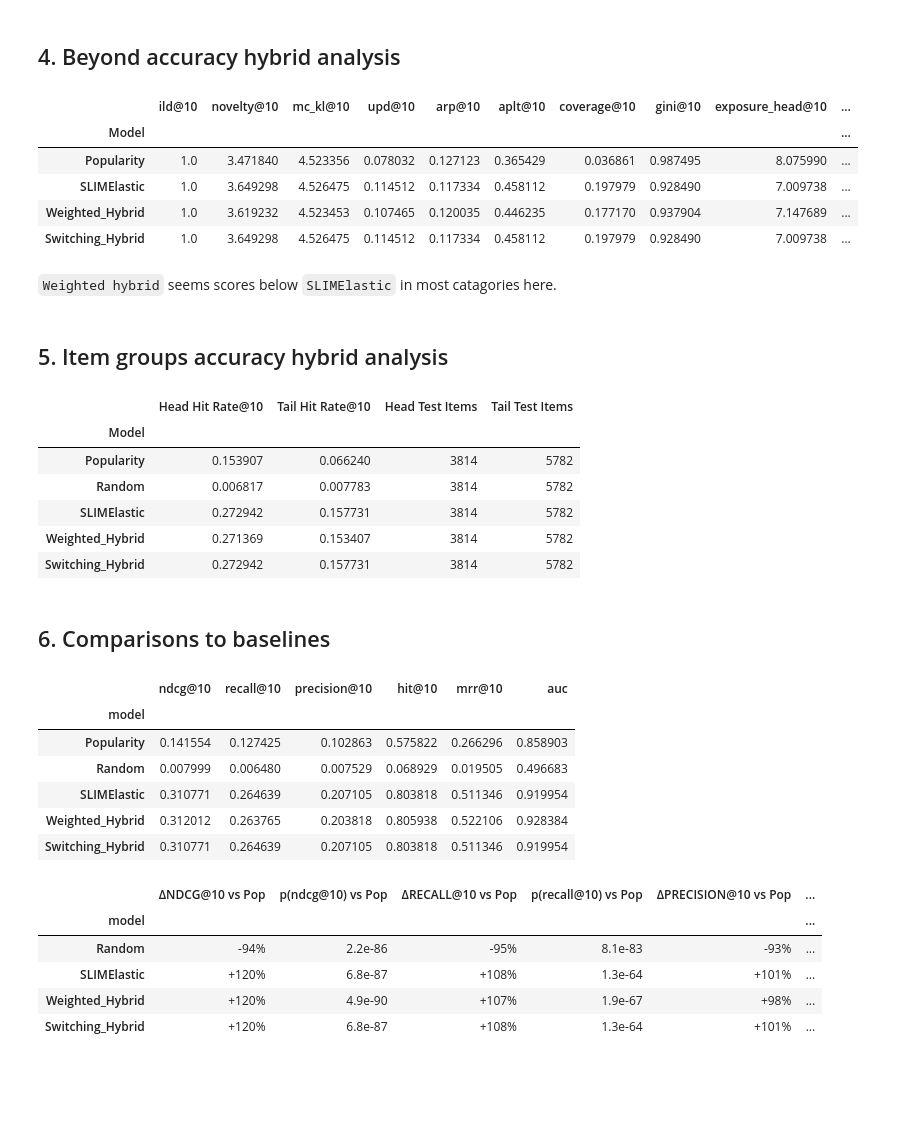
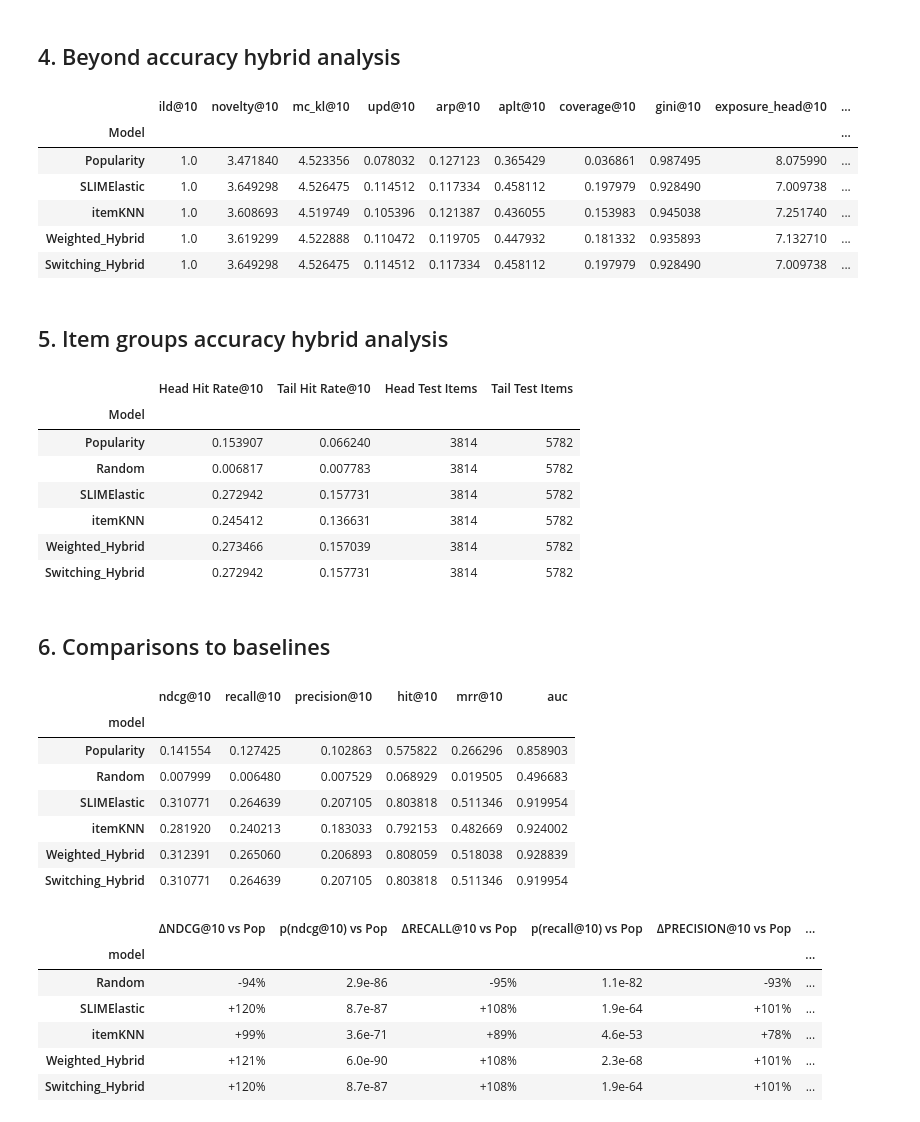
Before and after one commit to ievaaR/RecBole_DSAIT4335_Group_18, a Jupyter notebook: group_18/task_2_5.ipynb, the cells around one changed output. Drawn from its saved outputs; the diff is of its cells as text; code cells hidden in the pictures; blank space fills up the shorter version.

```diff
--- a/group_18/task_2_5.ipynb
+++ b/group_18/task_2_5.ipynb
@@ -70,10 +70,13 @@ def normalise_scores(scores):
     return (scores - minimum) / (maximum - minimum + 1e-12)
 
 def slim_score_fn(interaction):
-    return  slim_net.full_sort_predict(interaction).view(len(interaction), -1)
+    return slim_net.full_sort_predict(interaction).view(len(interaction), -1)
 
-# Weighted hybrid score generator (task 1.3) (ItemKNN ~0.1131, SLIMElastic ~0.9414)
-weights = [0.1130620332476002, 0.1130620332476002]
+def item_score_fn(interaction):
+    return item_net.full_sort_predict(interaction).view(len(interaction), -1)
+
+# Weighted hybrid score generator (task 1.3) (ItemKNN ~0.4, SLIMElastic ~0.6)
+weights = [0.4, 0.6]
 def weighted_hybrid_scores_fn(interaction):
     item_scores = normalise_scores(item_net.full_sort_predict(interaction).view(len(interaction), -1))
     slim_scores = normalise_scores(slim_net.full_sort_predict(interaction).view(len(interaction), -1))
@@ -111,6 +114,7 @@ all_evaluation_models = {
     "Popularity": BASELINE_SCORES["Popularity"],
     "Random": BASELINE_SCORES["Random"],
     "SLIMElastic": slim_score_fn,
+    "itemKNN": item_score_fn,
     "Weighted_Hybrid": weighted_hybrid_scores_fn,
     "Switching_Hybrid": switching_hybrid_scores_fn,
 }
@@ -224,51 +229,59 @@ if "genre" in item_feat:
 else:
     n_genres = 18
     genres = np.eye(N_ITEMS + 1)[:N_ITEMS + 1]
 
 beyond_results_summary = []
 
 for model_name, res in model_eval_cache.items():
     if model_name == "Random":
         continue
     pu_df = res["per_user"]
     eval_users = pu_df.index.to_numpy()
 
     recs = top_k(res["scores"], eval_users, K + 1)
     recs = np.array([[item for item in r if item > 0][:K] for r in recs])
 
     user_histories = [history.get(u, np.array([], dtype=int)) for u in eval_users]
 
     is_active = active_users_mask.reindex(eval_users, fill_value=False).to_numpy()
-    user_groups = {"active_users": is_active, "cold_users": ~is_active}
+    user_groups = {"Active Users (Top 20%)": is_active, "Cold/Low-Activity Users": ~is_active}
 
-    beyond_summary,beyond_per_user = evaluate_beyond_accuracy(
-        recs=recs,
-        histories=user_histories,
-        genres=genres,
-        pop=pop,
-        n_users=N_USERS,
-        user_groups=user_groups,
-        accuracy=pu_df[f"ndcg@{K}"].to_numpy()
-    )
+    for group_name, mask in user_groups.items():
+        if mask.sum() == 0:
+            continue
 
-    summary_dict = beyond_summary.to_dict()
-    summary_dict["Model"] = model_name
-    beyond_results_summary.append(summary_dict)
+        group_recs = recs[mask]
+        group_histories = [user_histories[i] for i, m in enumerate(mask) if m]
+        group_accuracy = pu_df[f"ndcg@{K}"].to_numpy()[mask]
 
-beyond_summary_df = pd.DataFrame(beyond_results_summary).set_index("Model")
+        beyond_summary, _ = evaluate_beyond_accuracy(
+            recs=group_recs,
+            histories=group_histories,
+            genres=genres,
+            pop=pop,
+            n_users=N_USERS,
+            user_groups=None,
+            accuracy=group_accuracy
+        )
+
+        summary_dict = beyond_summary.to_dict()
+        summary_dict["Model"] = model_name
+        summary_dict["Group"] = group_name
+        beyond_results_summary.append(summary_dict)
+
+beyond_summary_df = pd.DataFrame(beyond_results_summary).set_index(["Model", "Group"])
 display(beyond_summary_df)
 
 beyond_csv_path = os.path.join(output_dir, "beyond_accuracy_summary.csv")
 beyond_summary_df.to_csv(beyond_csv_path)
 # %% [output]
 |  | ild@10 | novelty@10 | mc_kl@10 | upd@10 | arp@10 | aplt@10 | coverage@10 | gini@10 | exposure_head@10 | ... |
 | Model |  |  |  |  |  |  |  |  |  | ... |
 | Popularity | 1.0 | 3.471840 | 4.523356 | 0.078032 | 0.127123 | 0.365429 | 0.036861 | 0.987495 | 8.075990 | ... |
 | SLIMElastic | 1.0 | 3.649298 | 4.526475 | 0.114512 | 0.117334 | 0.458112 | 0.197979 | 0.928490 | 7.009738 | ... |
-| Weighted_Hybrid | 1.0 | 3.619232 | 4.523453 | 0.107465 | 0.120035 | 0.446235 | 0.177170 | 0.937904 | 7.147689 | ... |
+| itemKNN | 1.0 | 3.608693 | 4.519749 | 0.105396 | 0.121387 | 0.436055 | 0.153983 | 0.945038 | 7.251740 | ... |
+| Weighted_Hybrid | 1.0 | 3.619299 | 4.522888 | 0.110472 | 0.119705 | 0.447932 | 0.181332 | 0.935893 | 7.132710 | ... |
 | Switching_Hybrid | 1.0 | 3.649298 | 4.526475 | 0.114512 | 0.117334 | 0.458112 | 0.197979 | 0.928490 | 7.009738 | ... |
-# %% [markdown]
-`Weighted hybrid` seems scores below `SLIMElastic` in most catagories here.
 # %% [markdown]
 ## 5. Item groups accuracy hybrid analysis
 # %%
@@ -320,7 +333,8 @@ item_group_summary_df.to_csv(item_group_csv_path)
 | Popularity | 0.153907 | 0.066240 | 3814 | 5782 |
 | Random | 0.006817 | 0.007783 | 3814 | 5782 |
 | SLIMElastic | 0.272942 | 0.157731 | 3814 | 5782 |
-| Weighted_Hybrid | 0.271369 | 0.153407 | 3814 | 5782 |
+| itemKNN | 0.245412 | 0.136631 | 3814 | 5782 |
+| Weighted_Hybrid | 0.273466 | 0.157039 | 3814 | 5782 |
 | Switching_Hybrid | 0.272942 | 0.157731 | 3814 | 5782 |
 # %% [markdown]
 ## 6. Comparisons to baselines
@@ -351,7 +365,8 @@ display(baseline_summary_df)
 | Popularity | 0.141554 | 0.127425 | 0.102863 | 0.575822 | 0.266296 | 0.858903 |
 | Random | 0.007999 | 0.006480 | 0.007529 | 0.068929 | 0.019505 | 0.496683 |
 | SLIMElastic | 0.310771 | 0.264639 | 0.207105 | 0.803818 | 0.511346 | 0.919954 |
-| Weighted_Hybrid | 0.312012 | 0.263765 | 0.203818 | 0.805938 | 0.522106 | 0.928384 |
+| itemKNN | 0.281920 | 0.240213 | 0.183033 | 0.792153 | 0.482669 | 0.924002 |
+| Weighted_Hybrid | 0.312391 | 0.265060 | 0.206893 | 0.808059 | 0.518038 | 0.928839 |
 | Switching_Hybrid | 0.310771 | 0.264639 | 0.207105 | 0.803818 | 0.511346 | 0.919954 |
 # %%
 from scipy.stats import wilcoxon
@@ -402,10 +417,11 @@ sig_df.to_csv(os.path.join(output_dir, "baseline_comparisons.csv"))
 # %% [output]
 |  | ΔNDCG@10 vs Pop | p(ndcg@10) vs Pop | ΔRECALL@10 vs Pop | p(recall@10) vs Pop | ΔPRECISION@10 vs Pop | ... |
 | model |  |  |  |  |  | ... |
-| Random | -94% | 2.2e-86 | -95% | 8.1e-83 | -93% | ... |
-| SLIMElastic | +120% | 6.8e-87 | +108% | 1.3e-64 | +101% | ... |
-| Weighted_Hybrid | +120% | 4.9e-90 | +107% | 1.9e-67 | +98% | ... |
-| Switching_Hybrid | +120% | 6.8e-87 | +108% | 1.3e-64 | +101% | ... |
+| Random | -94% | 2.9e-86 | -95% | 1.1e-82 | -93% | ... |
+| SLIMElastic | +120% | 8.7e-87 | +108% | 1.9e-64 | +101% | ... |
+| itemKNN | +99% | 3.6e-71 | +89% | 4.6e-53 | +78% | ... |
+| Weighted_Hybrid | +121% | 6.0e-90 | +108% | 2.3e-68 | +101% | ... |
+| Switching_Hybrid | +120% | 8.7e-87 | +108% | 1.9e-64 | +101% | ... |
 # %%
 INK, MUTED = "#0b0b0b", "#52514e"
 metric_labels = [f"NDCG@{K}", f"Recall@{K}", f"Precision@{K}", f"Hit Rate@{K}", f"MRR@{K}", "AUC"]
```
Also changed, not shown: parts of 2 cells of this notebook, 5 other files.
